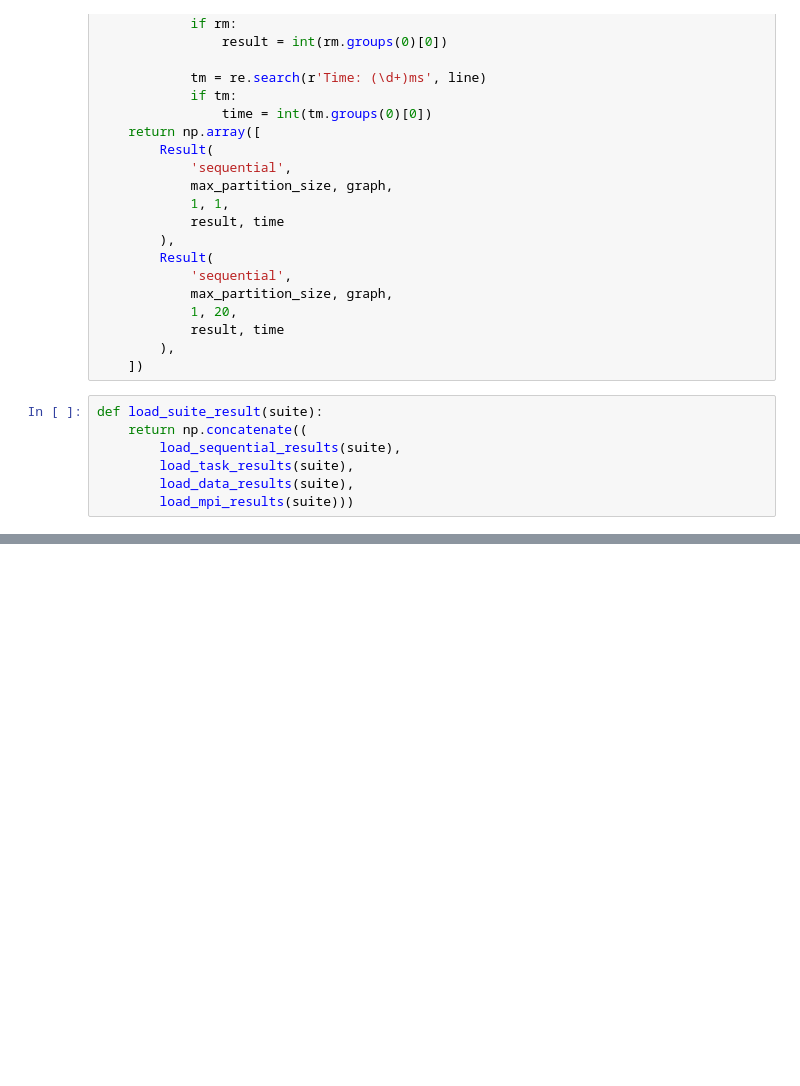
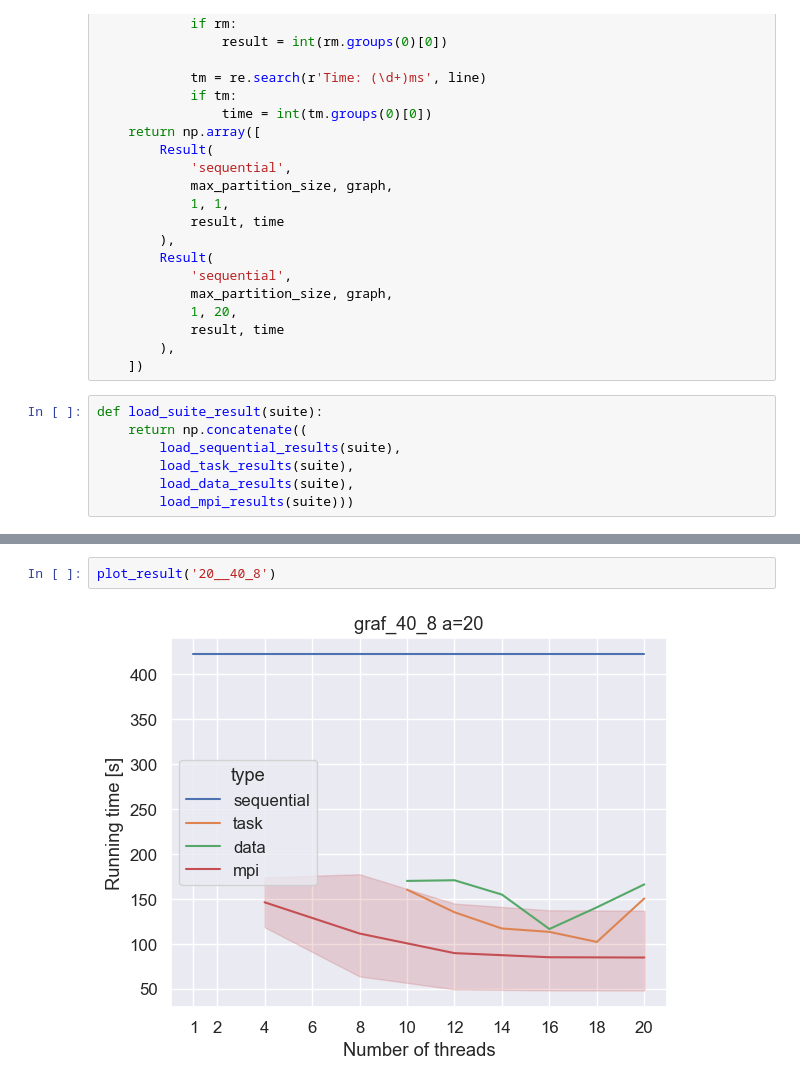
Before and after one commit to zapotocnylubos/ni-pdp-semestral, a Jupyter notebook: results/extract.ipynb, the cells around one changed output, grey strips where cells are left out. Saved outputs shown, nothing was run; the diff lists cells and outputs as text; blank space fills up the shorter version.

```diff
--- a/results/extract.ipynb
+++ b/results/extract.ipynb
@@ -233,0 +211,4 @@ plt.show()
+# %%
+plot_result('20__40_8')
+# %% [output]
+[figure, added]
```
Also changed, not shown: parts of 7 cells of this notebook.
